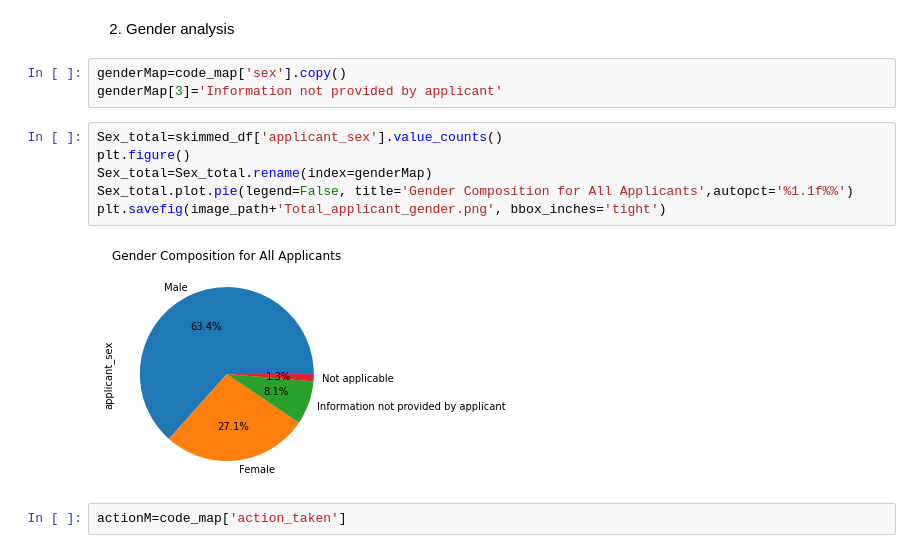
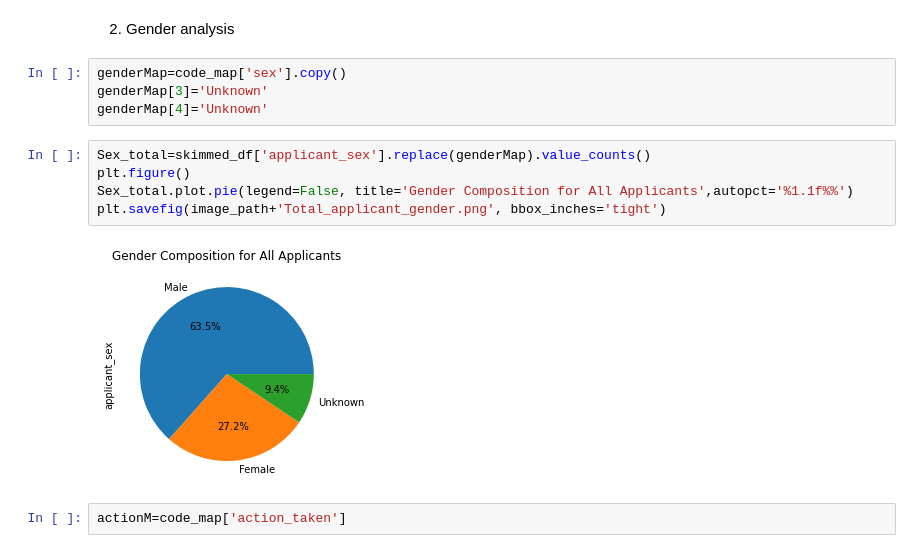
Before and after one commit to YihengYe/ECE143-HMDA_Mortagage_Analysis_and_Prediction, a Jupyter notebook: notebooks/Raw_EDA_2.ipynb, the cells around one changed output. Cells and saved outputs as stored; diff of their text form.

Commit message:
total gender percentage

```diff
--- a/notebooks/Raw_EDA_2.ipynb
+++ b/notebooks/Raw_EDA_2.ipynb
@@ -60,15 +60,15 @@ if not os.path.exists(image_path):
 2. Gender analysis
 # %%
 genderMap=code_map['sex'].copy()
-genderMap[3]='Information not provided by applicant'
+genderMap[3]='Unknown'
+genderMap[4]='Unknown'
 # %%
-Sex_total=skimmed_df['applicant_sex'].value_counts()
+Sex_total=skimmed_df['applicant_sex'].replace(genderMap).value_counts()
 plt.figure()
-Sex_total=Sex_total.rename(index=genderMap)
 Sex_total.plot.pie(legend=False, title='Gender Composition for All Applicants',autopct='%1.1f%%')
 plt.savefig(image_path+'Total_applicant_gender.png', bbox_inches='tight')
 # %% [output]
-[figure, old version]
+[figure, new version]
 # %%
 actionM=code_map['action_taken']
 # %%
```
Also changed, not shown: parts of 2 cells of this notebook, 4 other files.
